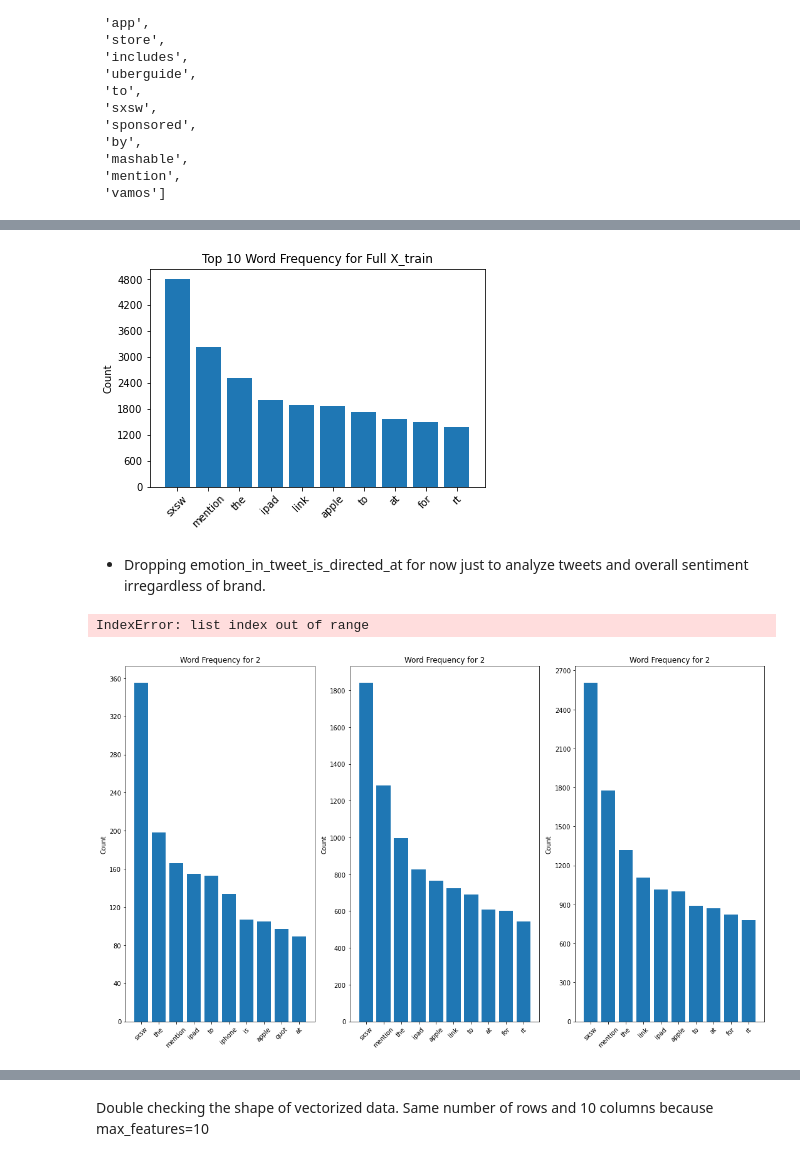
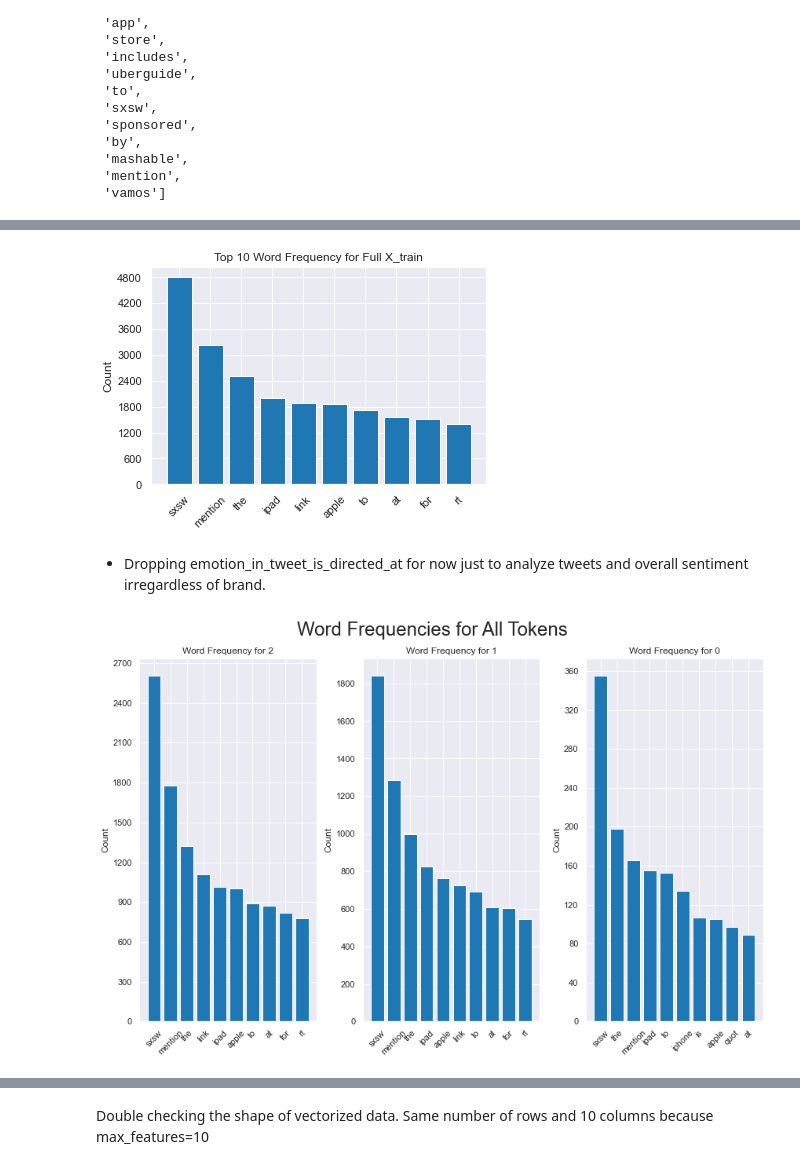
Before and after one commit to hthota1/Twitter-Sentiment-Analysis, a Jupyter notebook: Notebook.ipynb, the cells around one changed output, grey strips where cells are left out. Drawn from its saved outputs; the diff is of its cells as text; code cells hidden in the pictures.

```diff
--- a/Notebook.ipynb
+++ b/Notebook.ipynb
@@ -155,7 +162,7 @@ apple_df.head()
 apple_df['emotion'] = apple_df['emotion'].replace("I can't tell", "No emotion toward brand or product")
 apple_df['emotion'] = apple_df['emotion'].replace("No emotion toward brand or product", "Neutral Emotion")
 # %%
-sns.set_context("poster")
+sns.set_context("notebook")
 sns.set_style("darkgrid")
 plt.figure(figsize =(20,15))
 plt.xticks(
@@ -173,9 +180,9 @@ ax = sns.barplot(
     x=percentage_df.index,
     y=percentage_df.values
 )
-ax.bar_label(ax.containers[0], fontsize=10)
+ax.bar_label(ax.containers[0],fmt='%.0f%%', label_type='center')
 
-plt.title(title="Distribution of Emotions in Tweets")
+plt.title("Distribution of Emotions in Tweets")
 plt.ylabel('Percentage of Tweets', fontweight='bold', labelpad=20, fontsize='medium')
 plt.xlabel(None)
 plt.show()
@@ -185,15 +190,0 @@ AttributeError: 'AxesSubplot' object has no attribute 'bar_label'
-# %%
-percentage_df = apple_df['emotion'].value_counts(normalize=True) * 100
-
-sns.set_context("poster")
-plt.figure(figsize=(20,15))
-sns.countplot(x='emotion', data=apple_df).set(title="Distribution of Emotions in Tweets")
-plt.xticks(
-    rotation=45,
-    horizontalalignment='right',
-    fontsize='medium',
-    fontweight='bold',
-    wrap=True)
-plt.yticks(fontweight='bold', fontsize='large')
-plt.ylabel("Number of Tweets", fontweight='bold', labelpad=20, fontsize='medium')
-plt.xlabel("Emotion");
@@ -324,7 +331,7 @@ train_freq_dist.plot(10, cumulative=False);
 # %%
 visualize_top_10(train_freq_dist, "Top 10 Word Frequency for Full X_train")
 # %% [output]
-[figure, old version]
+[figure, new version]
 # %% [markdown]
  - Dropping emotion_in_tweet_is_directed_at for now just to analyze tweets and overall sentiment irregardless of brand.
 # %%
@@ -332,46 +339,44 @@ X_train["emotion"] = [y_train[val] for val in X_train.index]
 
 def setup_three_subplots():
 
-    fig = plt.figure(figsize=(15,9))
+    fig = plt.figure(figsize=(12,8))
     fig.set_tight_layout(True)
     gs = fig.add_gridspec(1, 6)
     ax1 = fig.add_subplot(gs[0, :2]) # row 0, cols 0-1
     ax2 = fig.add_subplot(gs[0, 2:4])# row 0, cols 2-3
     ax3 = fig.add_subplot(gs[0, 4:]) # row 0, cols 4-5
     return fig, [ax1, ax2, ax3]
 
 def plot_distribution_of_column_by_category(column, axes, title="Word Frequency for"):
-    unique_categories = X_train['emotion'].unique()
+    unique_categories = X_train["emotion"].unique()
 
-    if len(axes)<len(unique_categories):
-        raise ValueError
+    if len(axes) < len(unique_categories):
+        raise ValueError("If the number of subplots is less than the number of unique categories.")
 
-    for index, category in enumerate(X_train.emotion):
+    for category, ax in zip(unique_categories, axes):
         # Calculate frequency distribution for this subset
-        all_words = X_train[X_train["emotion"] == index][column].explode()
+        all_words = X_train[X_train["emotion"] == category][column].explode()
         freq_dist = FreqDist(all_words)
         top_10 = list(zip(*freq_dist.most_common(10)))
 
         tokens = top_10[0]
         counts = top_10[1]
 
         # Set up plot
-        ax = axes[index]
         ax.bar(tokens, counts)
 
         # Customize plot appearance
         ax.set_title(f"{title} {category}")
         ax.set_ylabel("Count")
         ax.yaxis.set_major_locator(MaxNLocator(integer=True))
         ax.tick_params(axis="x", rotation=45)
 
 
 fig, axes = setup_three_subplots()
 plot_distribution_of_column_by_category("text_tokenized", axes)
 fig.suptitle("Word Frequencies for All Tokens", fontsize=24);
 # %% [output]
-IndexError: list index out of range
-[figure, old version]
+[figure, new version]
 # %%
 from sklearn.feature_extraction.text import TfidfVectorizer
 
```
Also changed, not shown: parts of 40 cells of this notebook.
